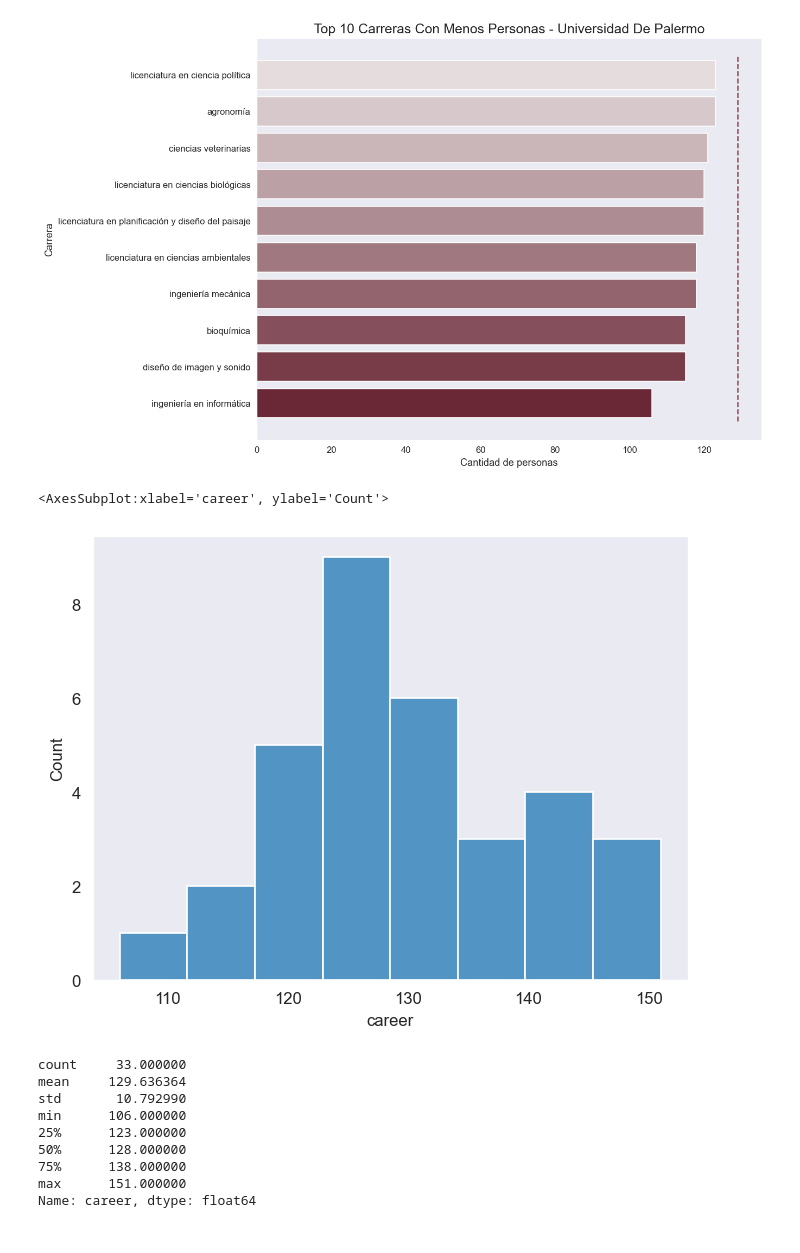
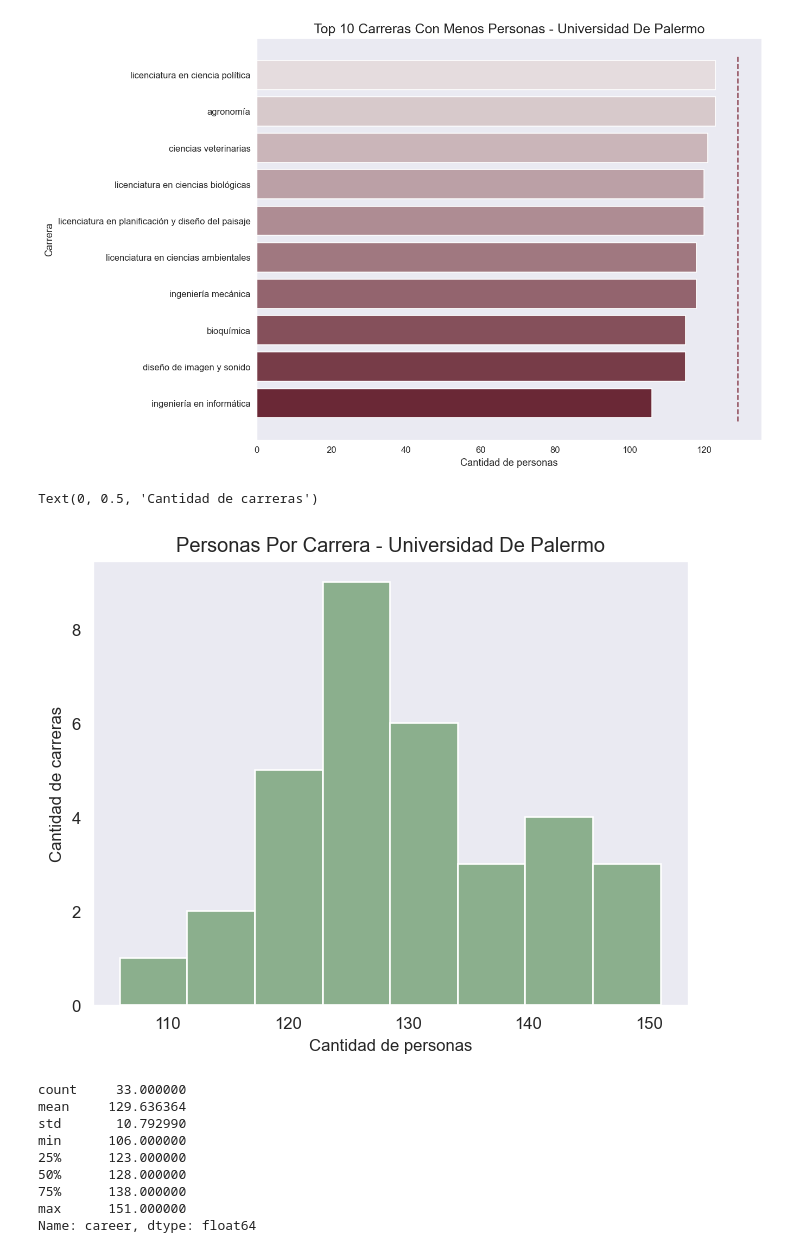
Before and after one commit to KevinMarcos26/Skill-Up-DA-c-Python, a Jupyter notebook: assets/notebooks/Grupo C.ipynb, the cells around one changed output. Drawn from its saved outputs; the diff is of its cells as text; code cells hidden in the pictures.

```diff
--- a/assets/notebooks/Grupo C.ipynb
+++ b/assets/notebooks/Grupo C.ipynb
@@ -328,11 +339,14 @@ ax.set_ylabel('Carrera', {'fontsize':11})
 plt.show()
 # %% [output]
 [figure]
-# %%
-sns.histplot(df_2.career.value_counts(),bins=8)
-# %% [output]
-<AxesSubplot:xlabel='career', ylabel='Count'>
-[figure, removed]
+# %%
+sns.histplot(df_2.career.value_counts(),bins=8, color=colors_green[5])
+plt.title(f'Personas por carrera - {university2_name}'.title())
+plt.xlabel('Cantidad de personas')
+plt.ylabel('Cantidad de carreras')
+# %% [output]
+Text(0, 0.5, 'Cantidad de carreras')
+[figure, added]
 # %%
 #vemos los estadisticos de la distribucion de alumnos por carrera
 df_2.career.value_counts().describe()
```
Also changed, not shown: parts of 17 cells of this notebook.
